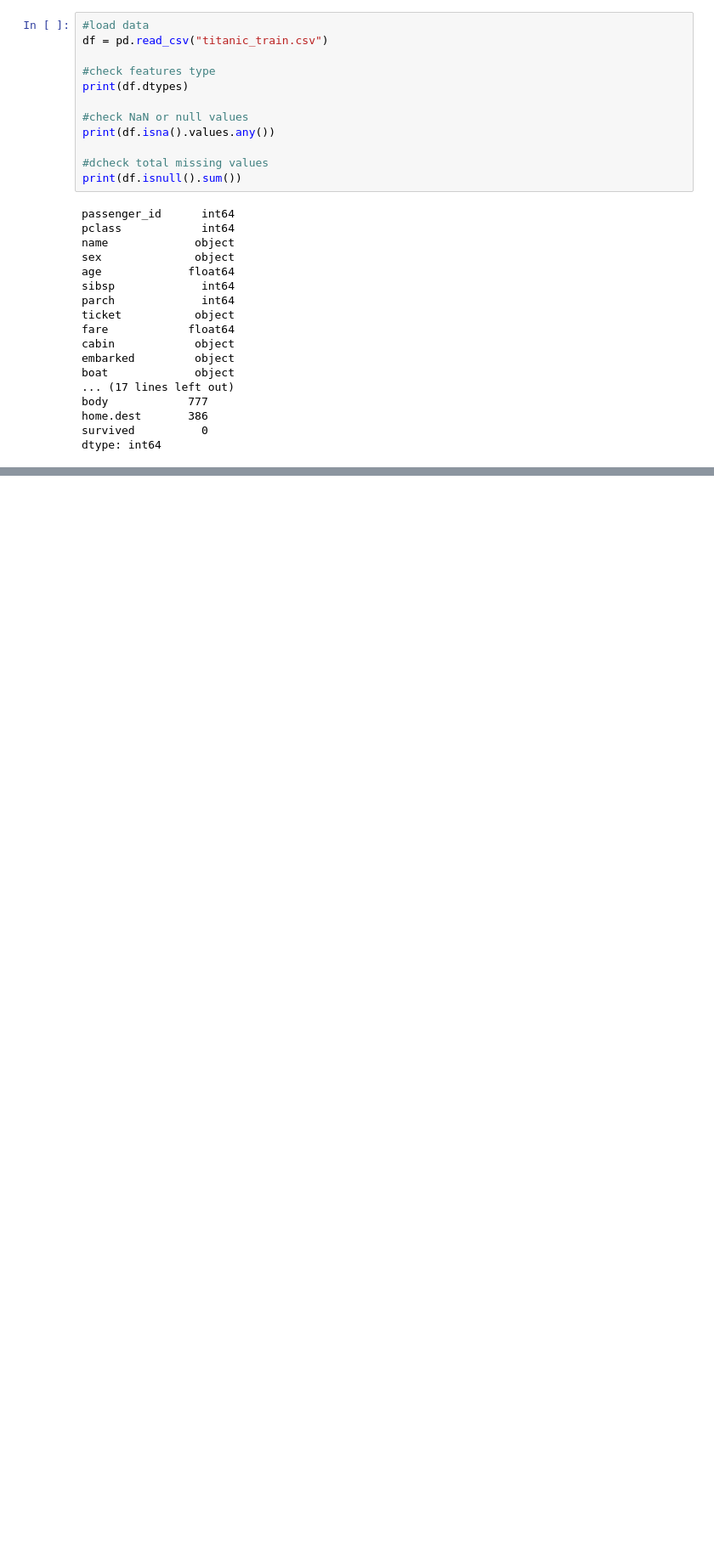
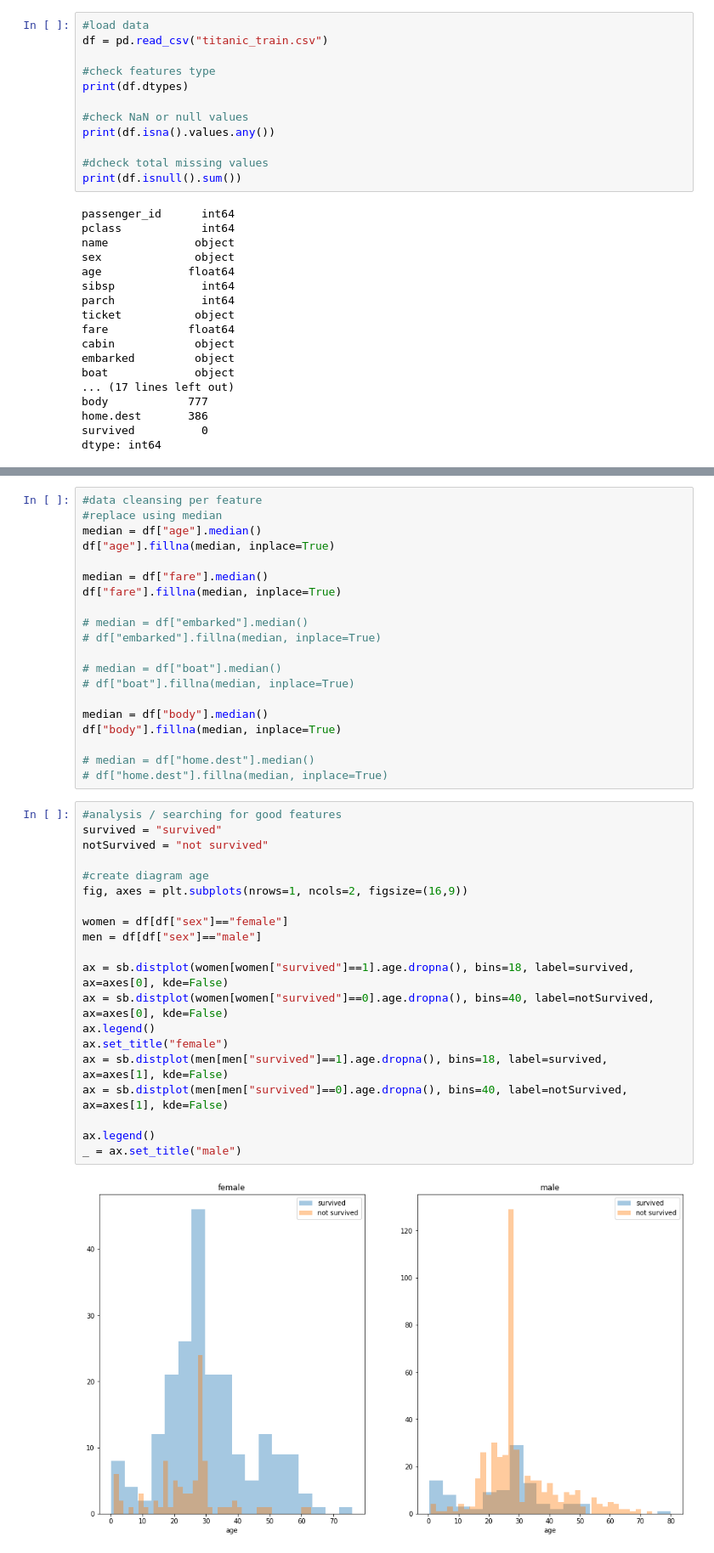
Before and after one commit to npmitaart/machine-learning, a Jupyter notebook: classificationKNN.ipynb, the cells around one changed output, grey strips where cells are left out. Shown at 85% size. Drawn from its saved outputs; the diff is of its cells as text; blank space fills up the shorter version.

```diff
--- a/classificationKNN.ipynb
+++ b/classificationKNN.ipynb
@@ -43,0 +44,42 @@ dtype: int64
+# %%
+#data cleansing per feature
+#replace using median
+median = df["age"].median()
+df["age"].fillna(median, inplace=True)
+
+median = df["fare"].median()
+df["fare"].fillna(median, inplace=True)
+
+# median = df["embarked"].median()
+# df["embarked"].fillna(median, inplace=True)
+
+# median = df["boat"].median()
+# df["boat"].fillna(median, inplace=True)
+
+median = df["body"].median()
+df["body"].fillna(median, inplace=True)
+
+# median = df["home.dest"].median()
+# df["home.dest"].fillna(median, inplace=True)
+# %%
+#analysis / searching for good features
+survived = "survived"
+notSurvived = "not survived"
+
+#create diagram age
+fig, axes = plt.subplots(nrows=1, ncols=2, figsize=(16,9))
+
+women = df[df["sex"]=="female"]
+men = df[df["sex"]=="male"]
+
+ax = sb.distplot(women[women["survived"]==1].age.dropna(), bins=18, label=survived, ax=axes[0], kde=False)
+ax = sb.distplot(women[women["survived"]==0].age.dropna(), bins=40, label=notSurvived, ax=axes[0], kde=False)
+ax.legend()
+ax.set_title("female")
+ax = sb.distplot(men[men["survived"]==1].age.dropna(), bins=18, label=survived, ax=axes[1], kde=False)
+ax = sb.distplot(men[men["survived"]==0].age.dropna(), bins=40, label=notSurvived, ax=axes[1], kde=False)
+
+ax.legend()
+_ = ax.set_title("male")
+# %% [output]
+[figure, added]
```
Also changed, not shown: parts of 8 cells of this notebook.
